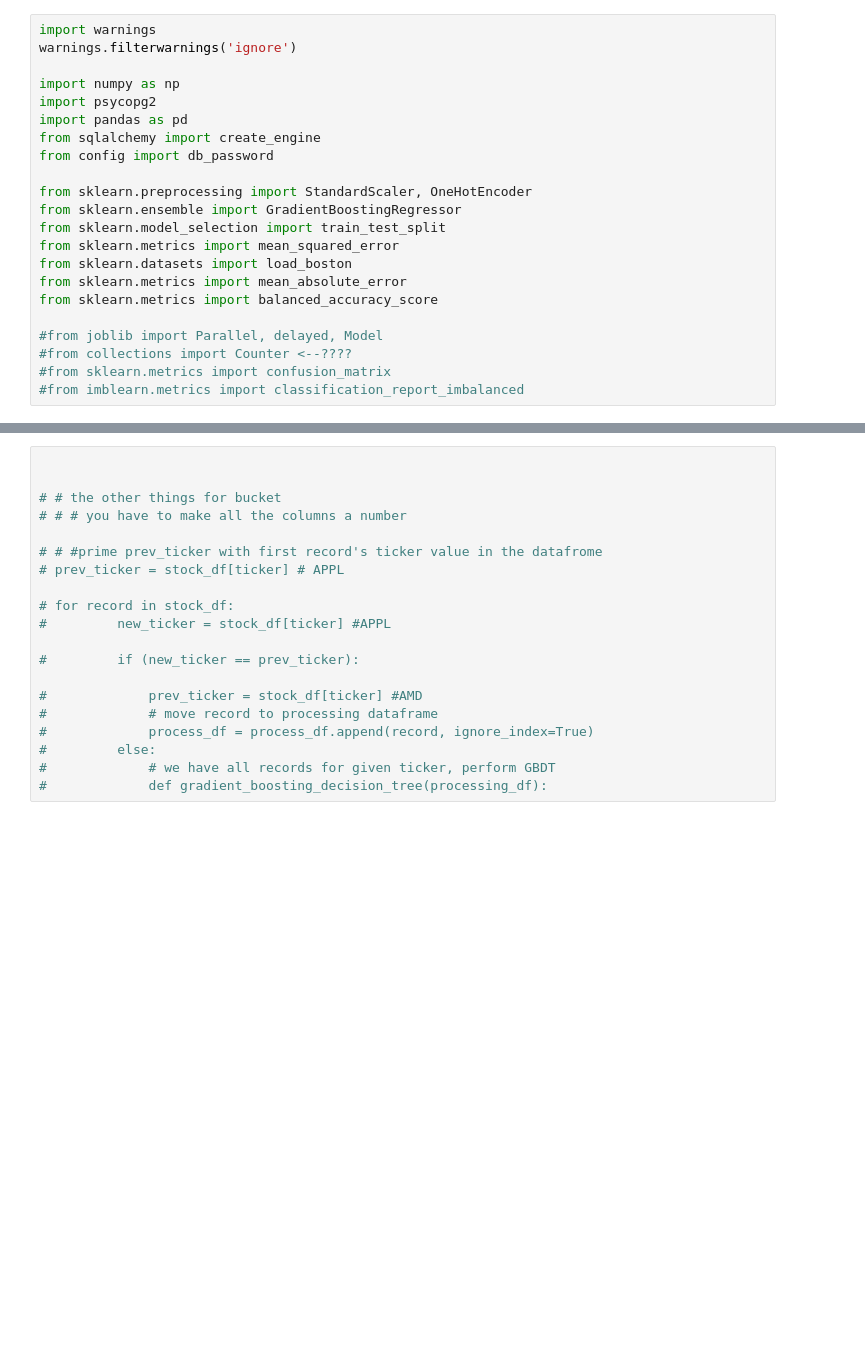
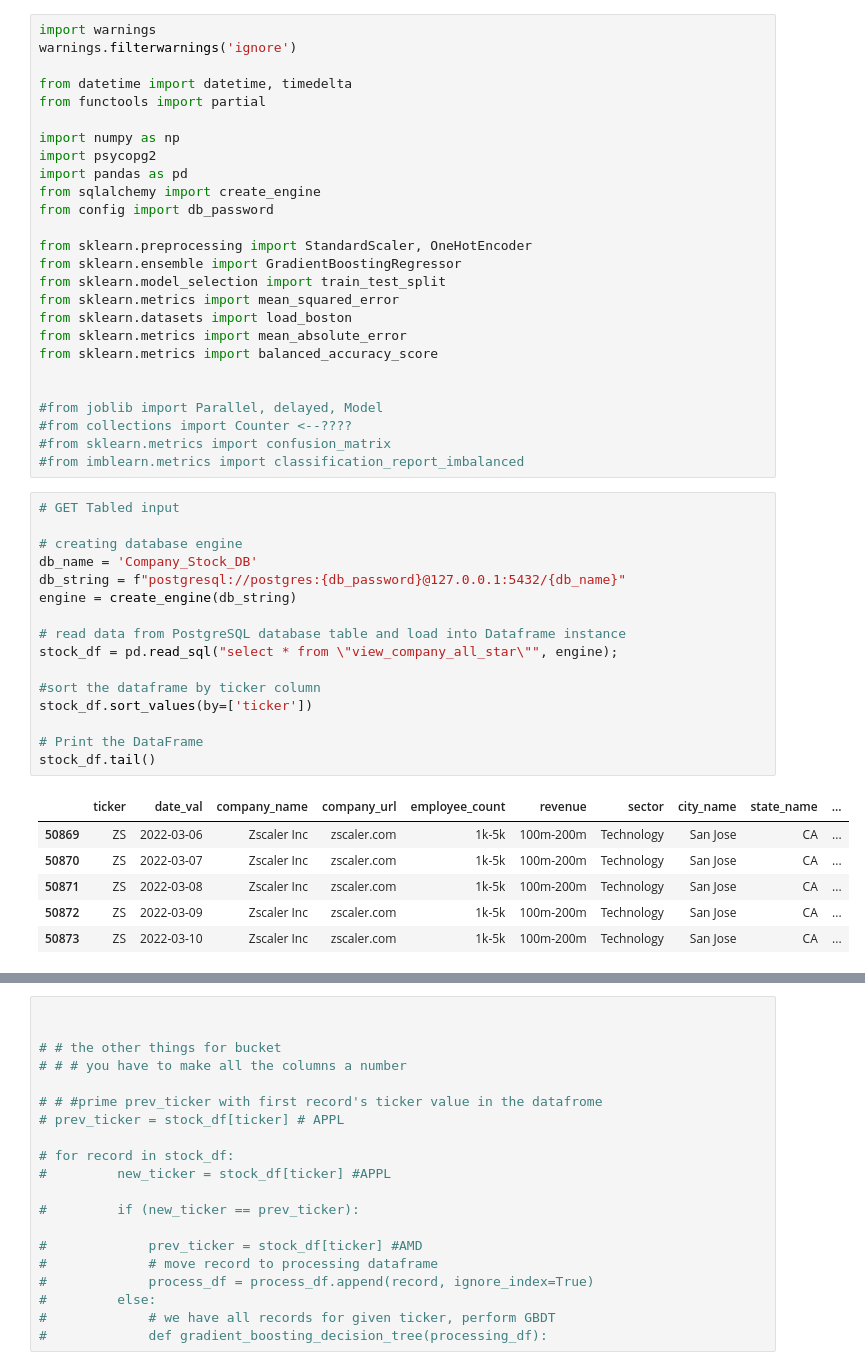
Before and after one commit to kjkubik/CompanyLocationAndStocks, a Jupyter notebook: source/GBDTModel.ipynb, the cells around one changed output, grey strips where cells are left out. Cells and saved outputs as stored; diff of their text form; blank space fills up the shorter version.

```diff
--- a/source/GBDTModel.ipynb
+++ b/source/GBDTModel.ipynb
@@ -1,6 +1,9 @@
 # %%
 import warnings
 warnings.filterwarnings('ignore')
+
+from datetime import datetime, timedelta
+from functools import partial
 
 import numpy as np
 import psycopg2
@@ -16,7 +19,31 @@ from sklearn.datasets import load_boston
 from sklearn.metrics import mean_absolute_error
 from sklearn.metrics import balanced_accuracy_score
 
+
 #from joblib import Parallel, delayed, Model
 #from collections import Counter <--????
 #from sklearn.metrics import confusion_matrix
 #from imblearn.metrics import classification_report_imbalanced
+# %%
+# GET Tabled input
+
+# creating database engine
+db_name = 'Company_Stock_DB'
+db_string = f"postgresql://postgres:{db_password}@127.0.0.1:5432/{db_name}"
+engine = create_engine(db_string)
+
+# read data from PostgreSQL database table and load into Dataframe instance
+stock_df = pd.read_sql("select * from \"view_company_all_star\"", engine);
+
+#sort the dataframe by ticker column
+stock_df.sort_values(by=['ticker'])
+
+# Print the DataFrame
+stock_df.tail()
+# %% [output]
+|  | ticker | date_val | company_name | company_url | employee_count | revenue | sector | city_name | state_name | ... |
+| 50869 | ZS | 2022-03-06 | Zscaler Inc | zscaler.com | 1k-5k | 100m-200m | Technology | San Jose | CA | ... |
+| 50870 | ZS | 2022-03-07 | Zscaler Inc | zscaler.com | 1k-5k | 100m-200m | Technology | San Jose | CA | ... |
+| 50871 | ZS | 2022-03-08 | Zscaler Inc | zscaler.com | 1k-5k | 100m-200m | Technology | San Jose | CA | ... |
+| 50872 | ZS | 2022-03-09 | Zscaler Inc | zscaler.com | 1k-5k | 100m-200m | Technology | San Jose | CA | ... |
+| 50873 | ZS | 2022-03-10 | Zscaler Inc | zscaler.com | 1k-5k | 100m-200m | Technology | San Jose | CA | ... |
```
Also changed, not shown: parts of 17 cells of this notebook, 1 other file.
